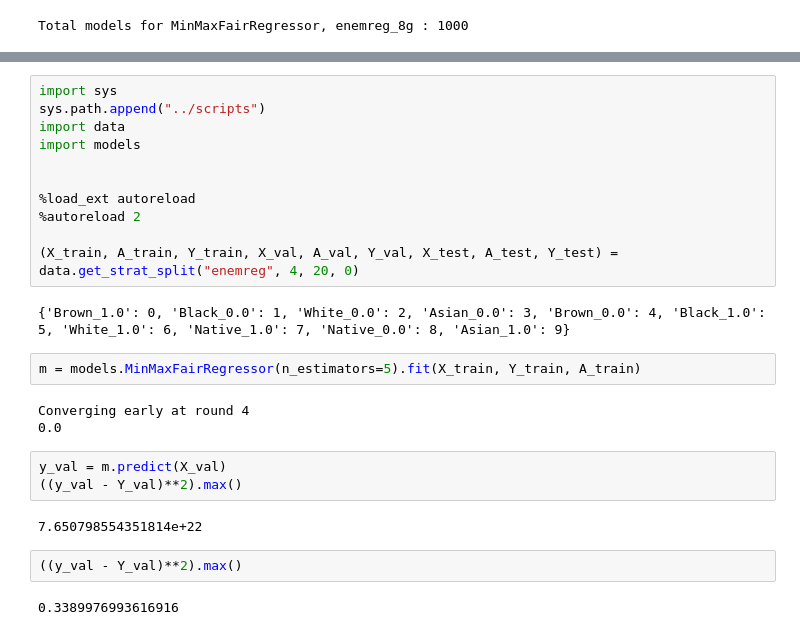
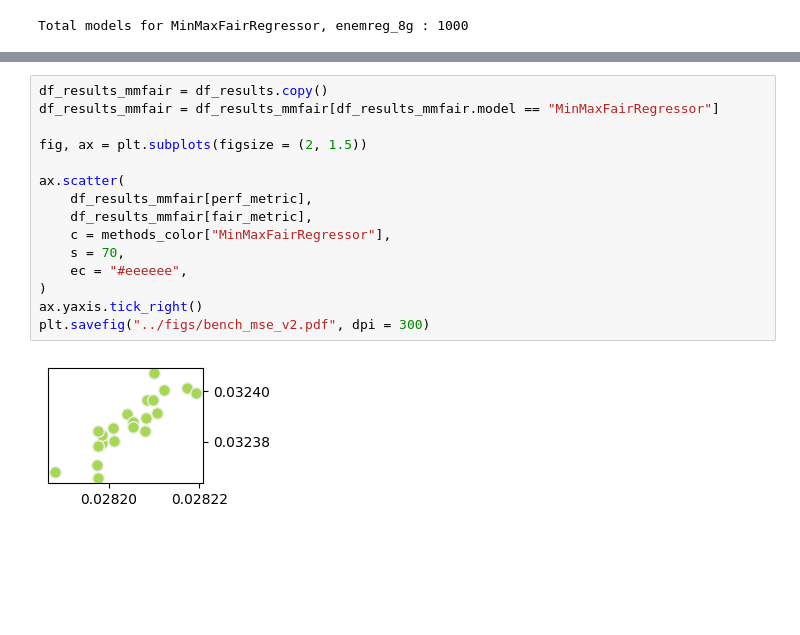
Before and after one commit to hiaac-finance/m2fgb, a Jupyter notebook: notebooks/plot_results.ipynb, the cells around one changed output, grey strips where cells are left out. Saved outputs shown, nothing was run; the diff lists cells and outputs as text; blank space fills up the shorter version.

```diff
--- a/notebooks/plot_results.ipynb
+++ b/notebooks/plot_results.ipynb
@@ -867,27 +658,17 @@ Deleted ../results_aaai/experiment_new/enem_8g/MinimaxPareto_tpr/model.pkl
-# %%
-import sys
-sys.path.append("../scripts")
-import data
-import models
-
-
-%load_ext autoreload
-%autoreload 2
-
-(X_train, A_train, Y_train, X_val, A_val, Y_val, X_test, A_test, Y_test) = data.get_strat_split("enemreg", 4, 20, 0)
-# %% [output]
-{'Brown_1.0': 0, 'Black_0.0': 1, 'White_0.0': 2, 'Asian_0.0': 3, 'Brown_0.0': 4, 'Black_1.0': 5, 'White_1.0': 6, 'Native_1.0': 7, 'Native_0.0': 8, 'Asian_1.0': 9}
-# %%
-m = models.MinMaxFairRegressor(n_estimators=5).fit(X_train, Y_train, A_train)
-# %% [output]
-Converging early at round 4
-0.0
-# %%
-y_val = m.predict(X_val)
-((y_val - Y_val)**2).max()
-# %% [output]
-7.650798554351814e+22
-# %%
-((y_val - Y_val)**2).max()
-# %% [output]
-0.3389976993616916
+# %%
+df_results_mmfair = df_results.copy()
+df_results_mmfair = df_results_mmfair[df_results_mmfair.model == "MinMaxFairRegressor"]
+
+fig, ax = plt.subplots(figsize = (2, 1.5))
+
+ax.scatter(
+    df_results_mmfair[perf_metric],
+    df_results_mmfair[fair_metric],
+    c = methods_color["MinMaxFairRegressor"],
+    s = 70,
+    ec = "#eeeeee",
+)
+ax.yaxis.tick_right()
+plt.savefig("../figs/bench_mse_v2.pdf", dpi = 300)
+# %% [output]
+[figure, added]
```
Also changed, not shown: parts of 23 cells of this notebook.
